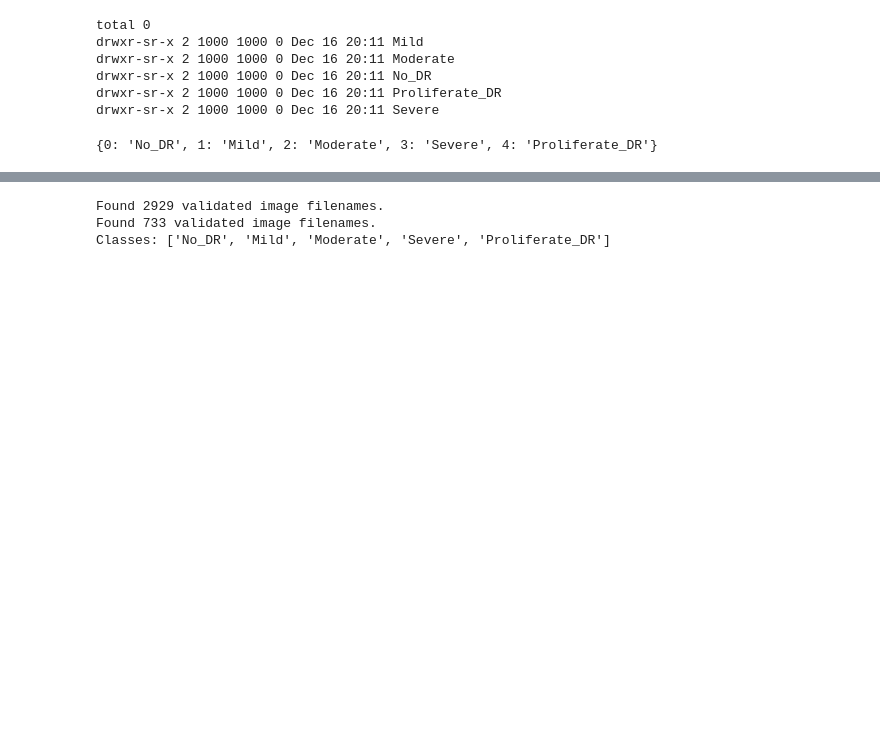
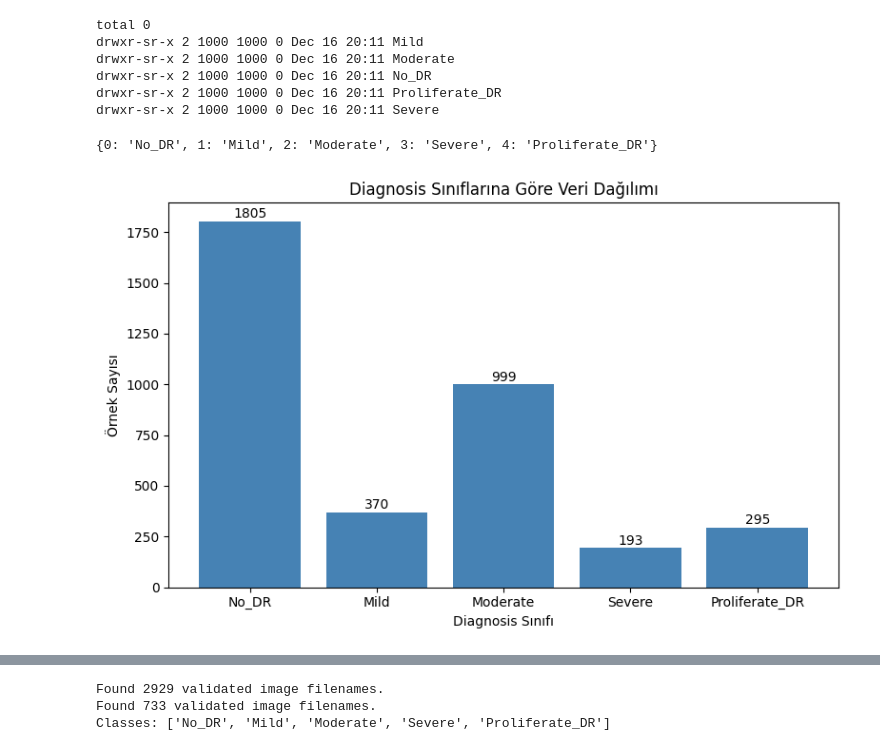
Before and after one commit to SeljukInci/Team2_DiabeticRetinopathy, a Jupyter notebook: Team2_DiabeticRetinopathy.ipynb, the cells around one changed output, grey strips where cells are left out. Cells and saved outputs as stored; diff of their text form; code cells hidden in the pictures; blank space fills up the shorter version.

```diff
--- a/Team2_DiabeticRetinopathy.ipynb
+++ b/Team2_DiabeticRetinopathy.ipynb
@@ -99,4 +117,31 @@ diagnosis_map = {
 print(diagnosis_map)
 # %% [output]
 {0: 'No_DR', 1: 'Mild', 2: 'Moderate', 3: 'Severe', 4: 'Proliferate_DR'}
+# %%
+# diagnosis (0–4) değerlerinin kaç kez geçtiğini say
+# Bu dağılım, veri setinin ne kadar dengesiz olduğunu gösterir
+class_counts = df["diagnosis"].value_counts().sort_index()
+
+# Sınıf isimlerini diagnosis_map'ten sırayla al
+labels = [diagnosis_map[i] for i in class_counts.index]
+counts = class_counts.values
+
+plt.figure(figsize=(8, 5))
+
+# Bar plot: her sınıf için örnek sayısı
+plt.bar(labels, counts, color="steelblue")
+
+# Eksen ve başlık
+plt.xlabel("Diagnosis Sınıfı")
+plt.ylabel("Örnek Sayısı")
+plt.title("Diagnosis Sınıflarına Göre Veri Dağılımı")
+
+# Bar'ların üstüne sayıları yaz
+for i, count in enumerate(counts):
+    plt.text(i, count + counts.max() * 0.01, str(count), ha="center")
+
+plt.tight_layout()
+plt.show()
+# %% [output]
+[figure, added]
 # %%
```
Also changed, not shown: parts of 30 cells of this notebook.
